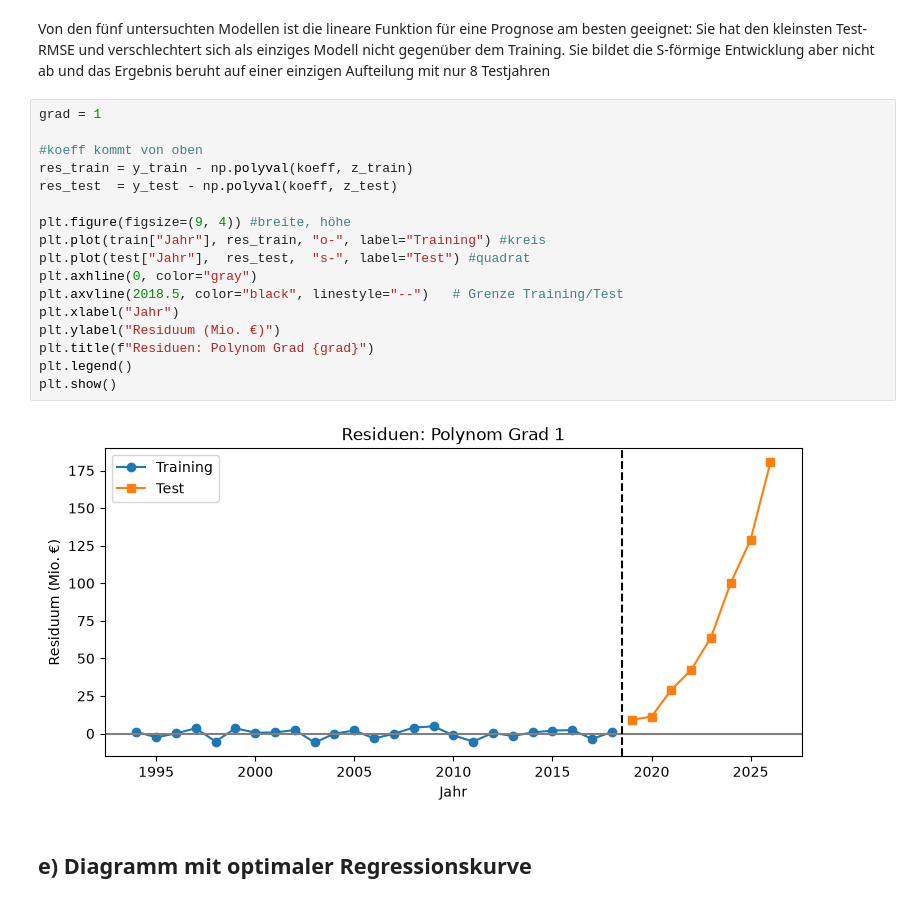
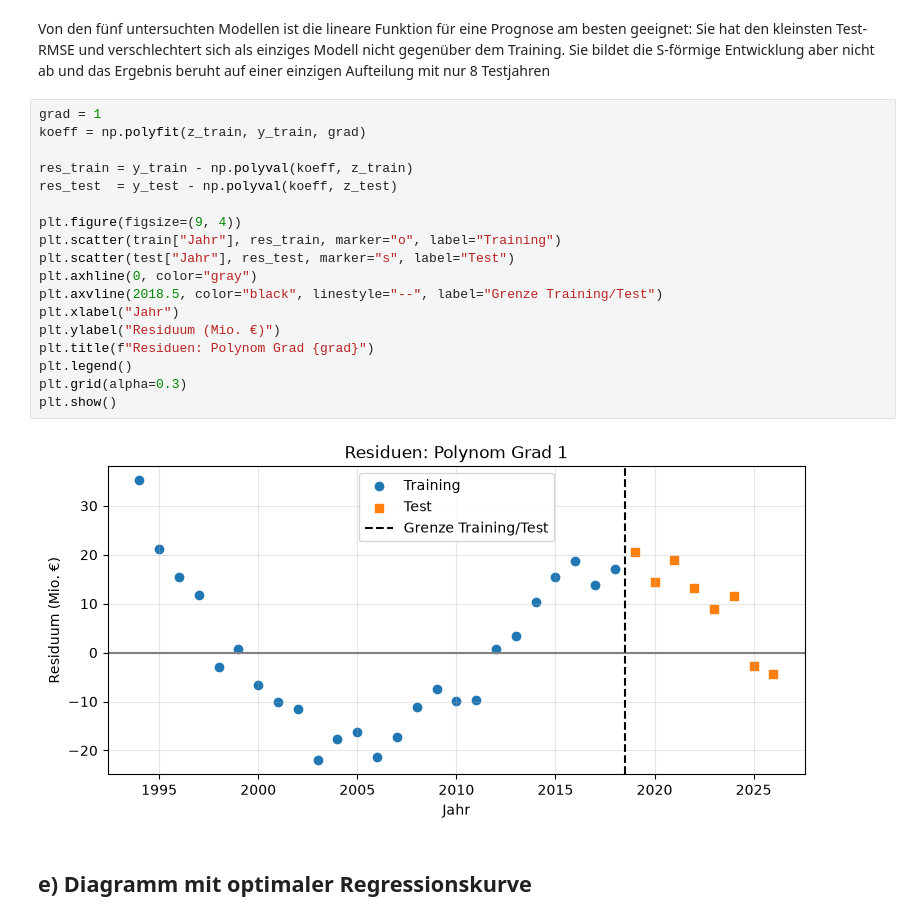
Before and after one commit to LukasBade/Statistics, a Jupyter notebook: Files/Projekt_Gruppe02_Bade_Hartnagel_DeFeo_Zwischenabgabe2.ipynb, the cells around one changed output. Cells and saved outputs as stored; diff of their text form.

```diff
--- a/Files/Projekt_Gruppe02_Bade_Hartnagel_DeFeo_Zwischenabgabe2.ipynb
+++ b/Files/Projekt_Gruppe02_Bade_Hartnagel_DeFeo_Zwischenabgabe2.ipynb
@@ -884,23 +884,24 @@ Sie hat den kleinsten Test-RMSE und verschlechtert sich als einziges Modell nich
 Sie bildet die S-förmige Entwicklung aber nicht ab und das Ergebnis beruht auf einer einzigen Aufteilung mit nur 8 Testjahren
 # %%
 grad = 1
+koeff = np.polyfit(z_train, y_train, grad)
 
-#koeff kommt von oben
 res_train = y_train - np.polyval(koeff, z_train)
 res_test  = y_test - np.polyval(koeff, z_test)
 
-plt.figure(figsize=(9, 4)) #breite, höhe
-plt.plot(train["Jahr"], res_train, "o-", label="Training") #kreis
-plt.plot(test["Jahr"],  res_test,  "s-", label="Test") #quadrat
+plt.figure(figsize=(9, 4))
+plt.scatter(train["Jahr"], res_train, marker="o", label="Training")
+plt.scatter(test["Jahr"], res_test, marker="s", label="Test")
 plt.axhline(0, color="gray")
-plt.axvline(2018.5, color="black", linestyle="--")   # Grenze Training/Test
+plt.axvline(2018.5, color="black", linestyle="--", label="Grenze Training/Test")
 plt.xlabel("Jahr")
 plt.ylabel("Residuum (Mio. €)")
 plt.title(f"Residuen: Polynom Grad {grad}")
 plt.legend()
+plt.grid(alpha=0.3)
 plt.show()
 # %% [output]
-[figure, old version]
+[figure, new version]
 # %% [markdown]
 ## e) Diagramm mit optimaler Regressionskurve
 # %%
```
Also changed, not shown: parts of 2 cells of this notebook.
